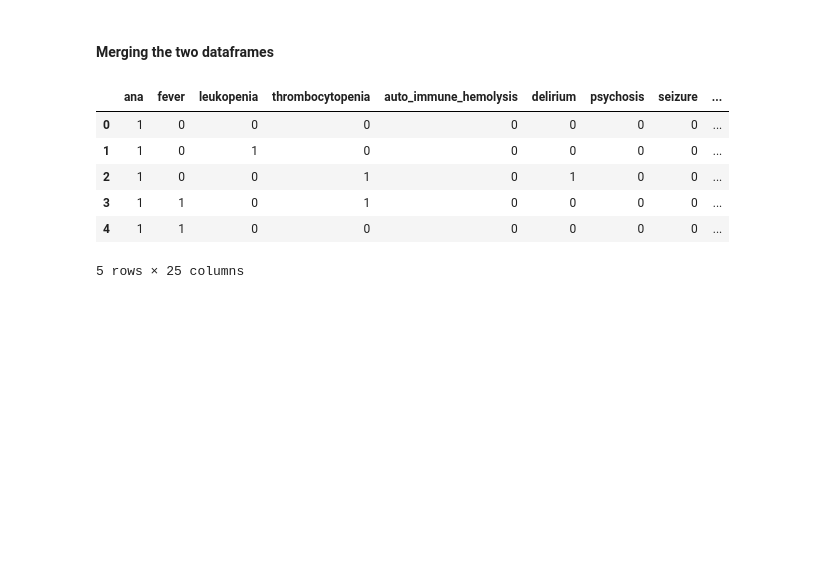
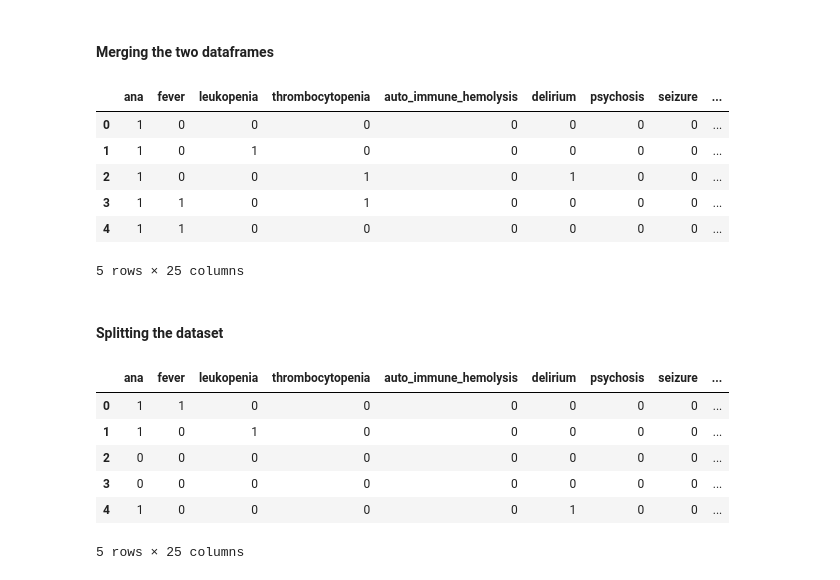
Before and after one commit to lilly-muyama/lupus_diagnosis_pathways, a Jupyter notebook: src/notebooks/Creating Dataset.ipynb, the cells around one changed output. Drawn from its saved outputs; the diff is of its cells as text; code cells hidden in the pictures; blank space fills up the shorter version.

Commit message:
adding the datasets

```diff
--- a/src/notebooks/Creating Dataset.ipynb
+++ b/src/notebooks/Creating Dataset.ipynb
@@ -322,0 +321,21 @@ lupus_df.head()
+# %% [markdown]
+#### Splitting the dataset
+# %%
+X = lupus_df.iloc[:, 0:-1]
+y = lupus_df.iloc[:, -1]
+X_train_val, X_test, y_train_val, y_test = train_test_split(X, y, test_size=0.20, random_state=SEED, stratify=y)
+X_train, X_val, y_train, y_val = train_test_split(X_train_val, y_train_val, test_size=0.10, random_state=SEED,
+                                                  stratify=y_train_val)
+# %%
+train_df = pd.concat([X_train, y_train], axis=1).reset_index(drop=True)
+val_df = pd.concat([X_val, y_val], axis=1).reset_index(drop=True)
+test_df = pd.concat([X_test, y_test], axis=1).reset_index(drop=True)
+train_df.head()
+# %% [output]
+|  | ana | fever | leukopenia | thrombocytopenia | auto_immune_hemolysis | delirium | psychosis | seizure | ... |
+| 0 | 1 | 1 | 0 | 0 | 0 | 0 | 0 | 0 | ... |
+| 1 | 1 | 0 | 1 | 0 | 0 | 0 | 0 | 0 | ... |
+| 2 | 0 | 0 | 0 | 0 | 0 | 0 | 0 | 0 | ... |
+| 3 | 0 | 0 | 0 | 0 | 0 | 0 | 0 | 0 | ... |
+| 4 | 1 | 0 | 0 | 0 | 0 | 1 | 0 | 0 | ... |
+5 rows × 25 columns
```
Also changed, not shown: parts of 2 cells of this notebook, 7 other files.
